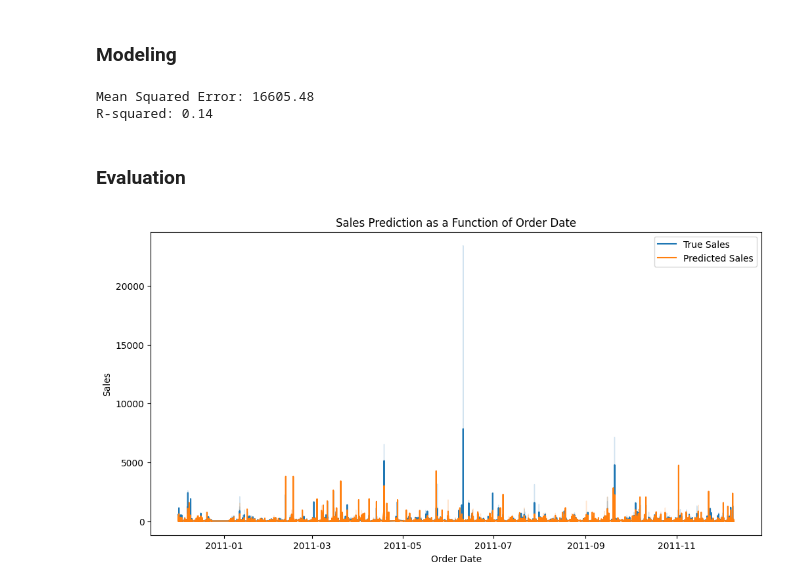
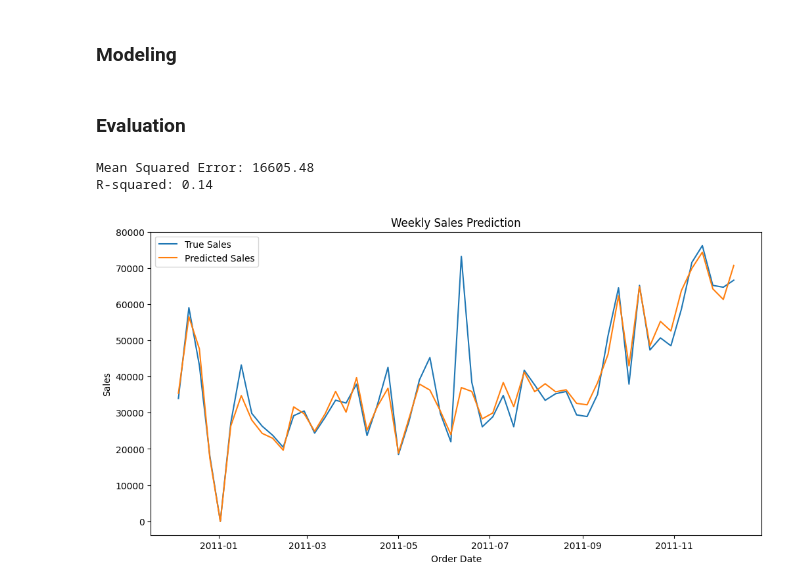
Before and after one commit to ramya1907/sales-forecast, a Jupyter notebook: sales-forecast.ipynb, the cells around one changed output. Saved outputs shown, nothing was run; the diff lists cells and outputs as text; code cells hidden in the pictures.

Commit message:
Updated line plot to display weekly predictions of sales

```diff
--- a/sales-forecast.ipynb
+++ b/sales-forecast.ipynb
@@ -162,41 +176,48 @@ model.fit(X_train, y_train)
 
 # Make predictions
 y_pred = model.predict(X_test)
-
-# Evaluate the model
-mse = mean_squared_error(y_test, y_pred)
-r2 = r2_score(y_test, y_pred)
-
-print(f'Mean Squared Error: {mse:.2f}')
-print(f'R-squared: {r2:.2f}')
-# %% [output]
-Mean Squared Error: 16605.48
-R-squared: 0.14
 # %% [markdown]
 ### Evaluation
+# %%
+# Evaluate the model
+mse = mean_squared_error(y_test, y_pred)
+r2 = r2_score(y_test, y_pred)
+
+print(f'Mean Squared Error: {mse:.2f}')
+print(f'R-squared: {r2:.2f}')
+# %% [output]
+Mean Squared Error: 16605.48
+R-squared: 0.14
 # %%
 # Create a copy of the test set and add the 'InvoiceDate', 'true_sales', and 'predicted_sales' columns
-test_df = df.loc[X_test.index].copy()
+test_df = X_test.copy()
+test_df['InvoiceDate'] = df.loc[X_test.index, 'InvoiceDate']  # Retrieve the corresponding InvoiceDate for each row in the test set
 test_df['true_sales'] = y_test  # Add the true sales values to the test set
 test_df['predicted_sales'] = y_pred  # Add the predicted sales values to the test set
 
-# Sort the test set by 'InvoiceDate'
-test_df.sort_values(by='InvoiceDate', inplace=True)
+# Convert 'InvoiceDate' to datetime format
+test_df['InvoiceDate'] = pd.to_datetime(test_df['InvoiceDate'])
 
-# Create a line plot of sales predictions as a function of ORDERDATE
+# Set 'InvoiceDate' as the index
+test_df.set_index('InvoiceDate', inplace=True)
+
+# Resample the data to a weekly frequency and sum the sales
+test_df_resampled = test_df.resample('W').sum()
+
+# Create a line plot of sales predictions as a function of InvoiceDate
 plt.figure(figsize=(12, 6))
 
-# Plot the true sales values against the ORDERDATE
-sns.lineplot(data=test_df, x='InvoiceDate', y='true_sales', label='True Sales')
+# Plot the true sales values against the InvoiceDate
+sns.lineplot(data=test_df_resampled, x='InvoiceDate', y='true_sales', label='True Sales')
 
-# Plot the predicted sales values against the ORDERDATE
-sns.lineplot(data=test_df, x='InvoiceDate', y='predicted_sales', label='Predicted Sales')
+# Plot the predicted sales values against the InvoiceDate
+sns.lineplot(data=test_df_resampled, x='InvoiceDate', y='predicted_sales', label='Predicted Sales')
 
 # Set the x-axis label
 plt.xlabel('Order Date')
 plt.ylabel('Sales')
-plt.title('Sales Prediction as a Function of Order Date')
+plt.title('Weekly Sales Prediction')
 plt.legend()
 plt.show()
 # %% [output]
-[figure, old version]
+[figure, new version]
```
Also changed, not shown: parts of 4 cells of this notebook.
